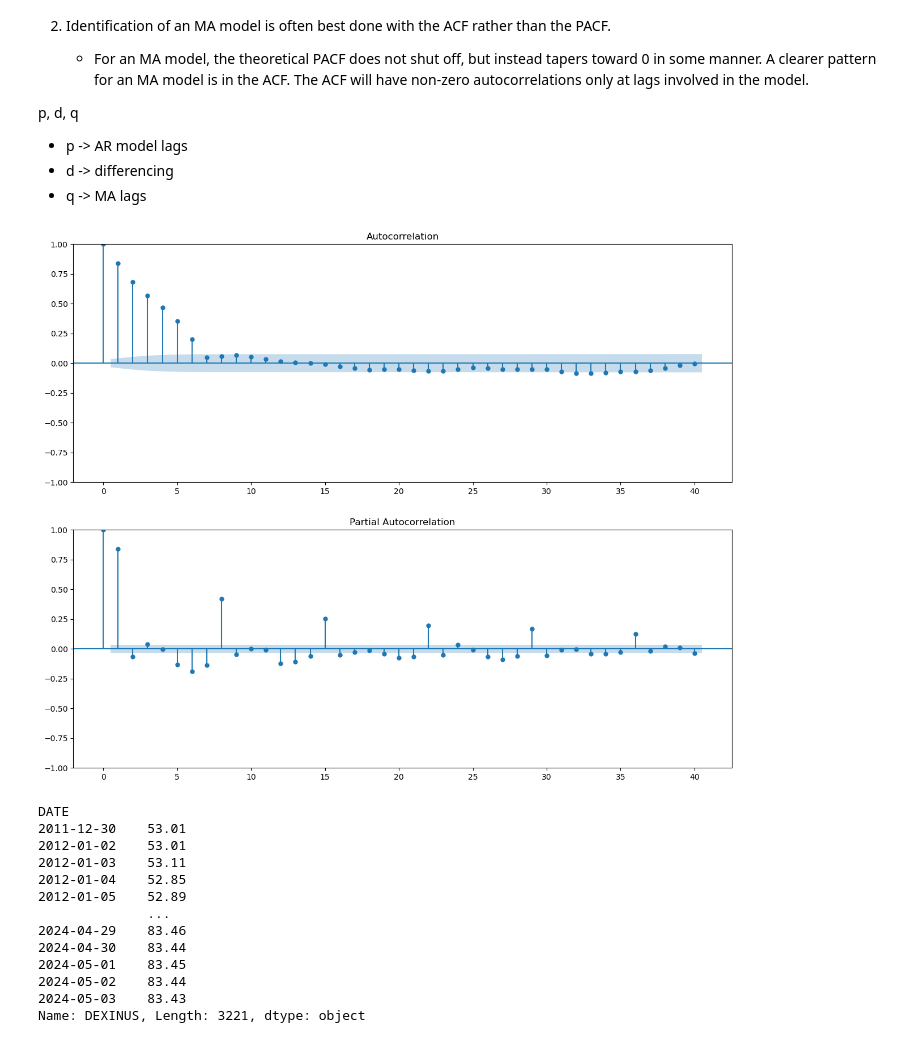
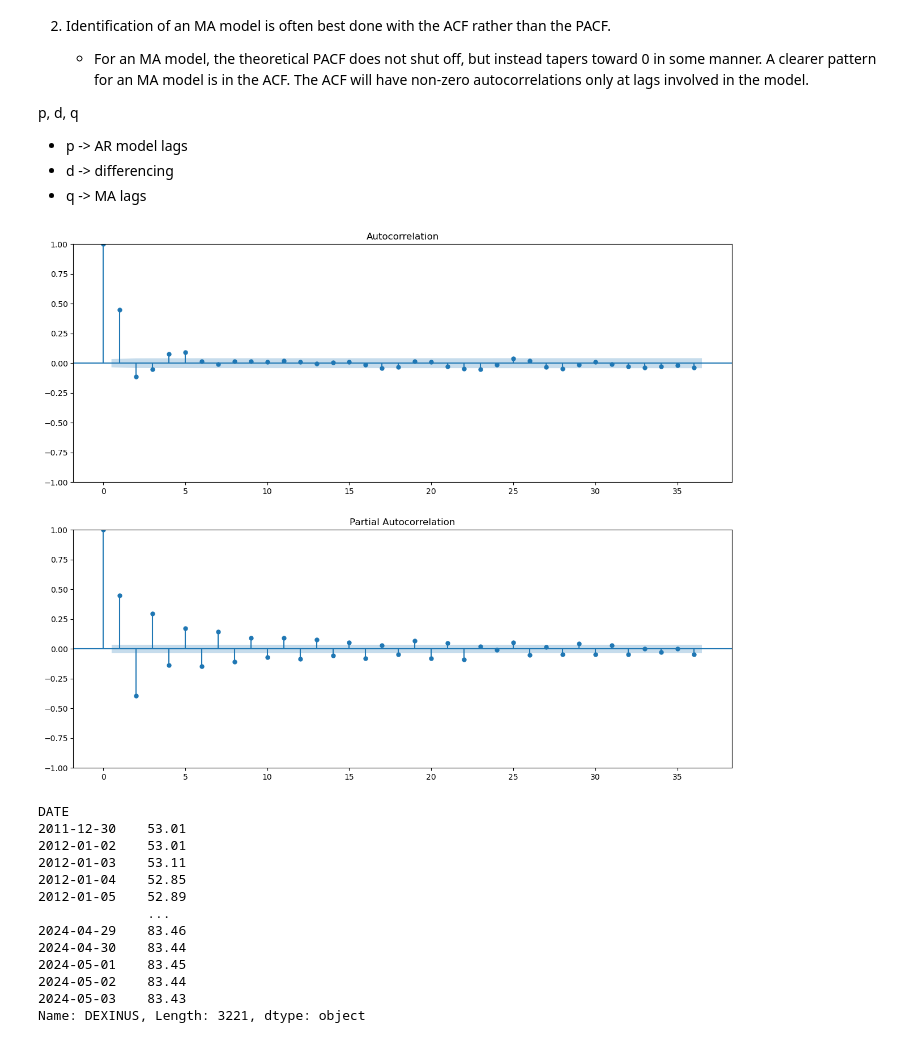
Before and after one commit to psycoplankton/Rupee-vs-Dollar-Time-Series-Forecasting, a Jupyter notebook: Time_Series_prediction_with_LSTM_N_BEATS_and_Autoformer_.ipynb, the cells around one changed output. Cells and saved outputs as stored; diff of their text form; code cells hidden in the pictures.

```diff
--- a/Time_Series_prediction_with_LSTM_N_BEATS_and_Autoformer_.ipynb
+++ b/Time_Series_prediction_with_LSTM_N_BEATS_and_Autoformer_.ipynb
@@ -677,6 +678,6 @@ Weak evidence against null hypothesis, time series has a unit root, indicating i
 # %% [markdown]
 TO make our data stationary, we will perform **differencing**
 # %%
-data['Seasonal_first_difference'] = data['DEXINUS'] - data["DEXINUS"].shift(7)
+data['Seasonal_first_difference'] = data['DEXINUS'] - data["DEXINUS"].shift(2)
 adfuller_test(data['Seasonal_first_difference'].dropna())
 # %% [output]
@@ -713,10 +714,10 @@ p, d, q
 # %%
 from statsmodels.graphics.tsaplots import plot_acf, plot_pacf
 fig = plt.figure(figsize=(15, 12))
 ax1 = fig.add_subplot(211)
-fig = plot_acf(data['Seasonal_first_difference'].dropna(), lags = 40, ax = ax1)
+fig = plot_acf(data['Seasonal_first_difference'].dropna(), ax = ax1)
 ax2 = fig.add_subplot(212)
-fig = plot_pacf(data['Seasonal_first_difference'].dropna(), lags = 40, ax = ax2)
+fig = plot_pacf(data['Seasonal_first_difference'].dropna(), ax = ax2)
 # %% [output]
-[figure, old version]
+[figure, new version]
 # %%
```
Also changed, not shown: parts of 22 cells of this notebook.
